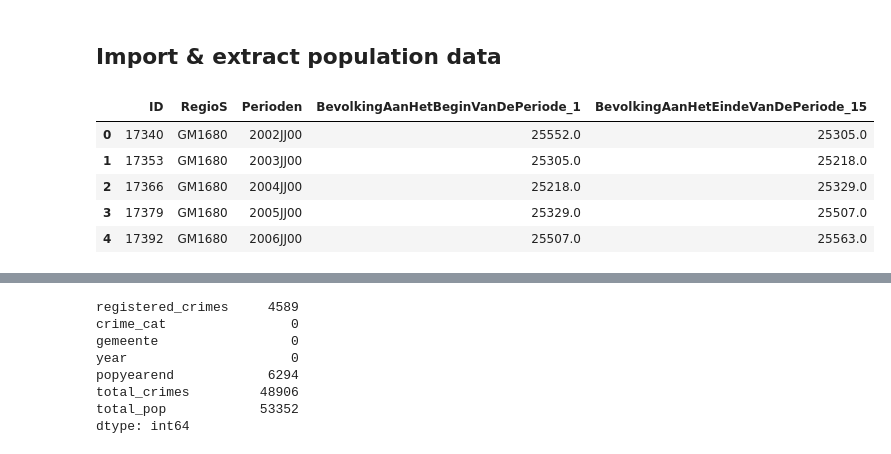
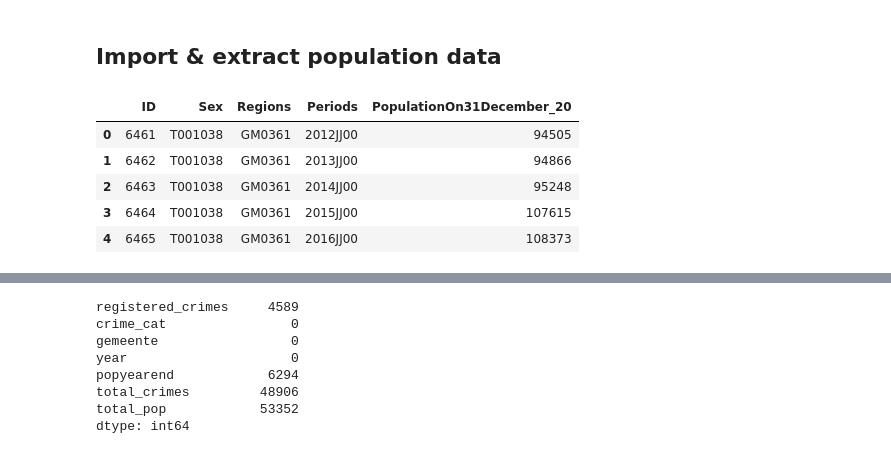
Before and after one commit to chels-j/NLViolentCrime, a Jupyter notebook: NLCrimeAnalysis.ipynb, the cells around one changed output, grey strips where cells are left out. Cells and saved outputs as stored; diff of their text form; code cells hidden in the pictures.

```diff
--- a/NLCrimeAnalysis.ipynb
+++ b/NLCrimeAnalysis.ipynb
@@ -272,19 +259,21 @@ dtype: int64
 # %% [markdown]
 ## Import & extract population data
 # %%
-## Extracted from: https://opendata.cbs.nl/statline/portal.html?_la=nl&_catalog=CBS&tableId=37230ned&_theme=270
-## https://opendata.cbs.nl/statline/#/CBS/nl/dataset/37230ned/table?ts=1752318493150
+## Extracted from: https://opendata.cbs.nl/statline/#/CBS/en/dataset/37259eng/table?ts=1752340527100
+## https://opendata.cbs.nl/statline/portal.html?_la=en&_catalog=CBS&tableId=37259eng&_theme=1178
 ## On: 12-07-2025
 
-popdata = 'Bevolking_Gemeenten.csv'
+# popdata = 'Bevolking_Gemeenten.csv'
+popdata = 'Pop_NL_MajorCities.csv'
+
 
 popdata_df = pd.read_csv(popdata, sep=';')
 
 popdata_df.head()
 # %% [output]
-|  | ID | RegioS | Perioden | BevolkingAanHetBeginVanDePeriode_1 | BevolkingAanHetEindeVanDePeriode_15 |
-| 0 | 17340 | GM1680 | 2002JJ00 | 25552.0 | 25305.0 |
-| 1 | 17353 | GM1680 | 2003JJ00 | 25305.0 | 25218.0 |
-| 2 | 17366 | GM1680 | 2004JJ00 | 25218.0 | 25329.0 |
-| 3 | 17379 | GM1680 | 2005JJ00 | 25329.0 | 25507.0 |
-| 4 | 17392 | GM1680 | 2006JJ00 | 25507.0 | 25563.0 |
+|  | ID | Sex | Regions | Periods | PopulationOn31December_20 |
+| 0 | 6461 | T001038 | GM0361 | 2012JJ00 | 94505 |
+| 1 | 6462 | T001038 | GM0361 | 2013JJ00 | 94866 |
+| 2 | 6463 | T001038 | GM0361 | 2014JJ00 | 95248 |
+| 3 | 6464 | T001038 | GM0361 | 2015JJ00 | 107615 |
+| 4 | 6465 | T001038 | GM0361 | 2016JJ00 | 108373 |
```
Also changed, not shown: parts of 24 cells of this notebook, 1 other file.
